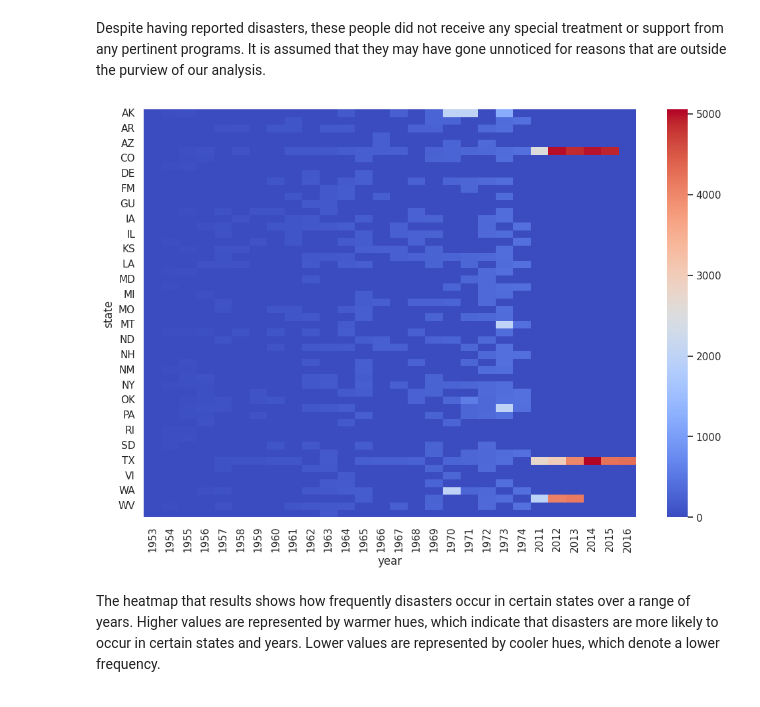
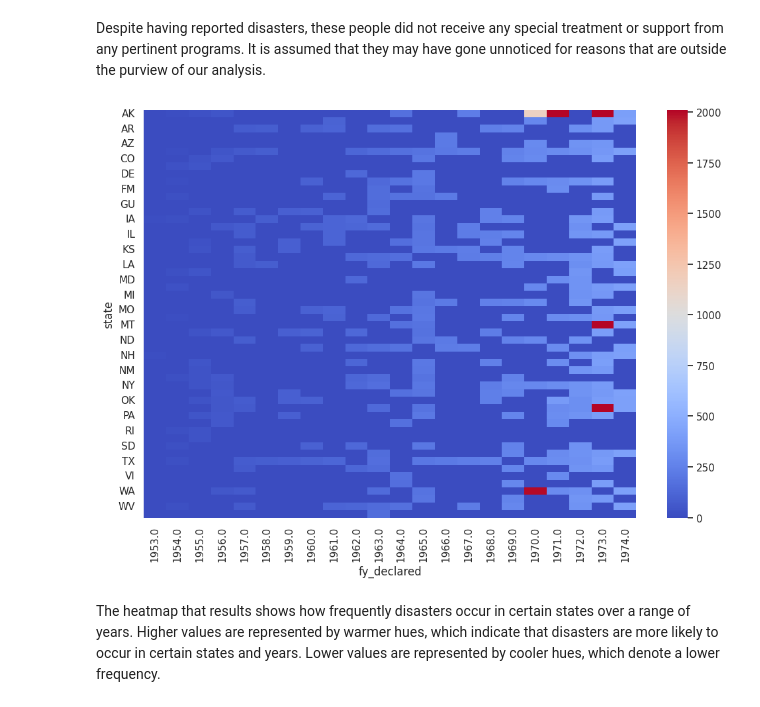
Before and after one commit to narinder-bit/Research-Project, a Jupyter notebook: descriptive_of_US_disaster_declaration.ipynb, the cells around one changed output. Drawn from its saved outputs; the diff is of its cells as text; code cells hidden in the pictures.

```diff
--- a/descriptive_of_US_disaster_declaration.ipynb
+++ b/descriptive_of_US_disaster_declaration.ipynb
@@ -933,25 +933,21 @@ Series([], Name: incident_type, dtype: int64)
 # %% [markdown]
 Despite having reported disasters, these people did not receive any special treatment or support from any pertinent programs. It is assumed that they may have gone unnoticed for reasons that are outside the purview of our analysis.
 # %%
-
-
 # Establish a pivot table.
-
-pt = combined_data.pivot_table(values='disaster_number', index='state', columns='year').fillna(0)
+tp = combined_data.pivot_table(values='disaster_number', index='state', columns='fy_declared').fillna(0)
 
 # Set the heatmap's size.
 plt.figure(figsize=(12, 8))
 
-# Produce the heatmap.
+# Generate the heatmap.
+sns.heatmap(tp, cmap='coolwarm')
 
-sns.heatmap(pt, cmap='coolwarm')
-
-# Heatmap picture preservation
+# Save the heatmap as an image.
 plt.savefig('heatmap.png')
 
-#Show the heat map
+# Display the heatmap.
 plt.show()
 # %% [output]
-[figure, old version]
+[figure, new version]
 # %% [markdown]
 The heatmap that results shows how frequently disasters occur in certain states over a range of years. Higher values are represented by warmer hues, which indicate that disasters are more likely to occur in certain states and years. Lower values are represented by cooler hues, which denote a lower frequency.
```
